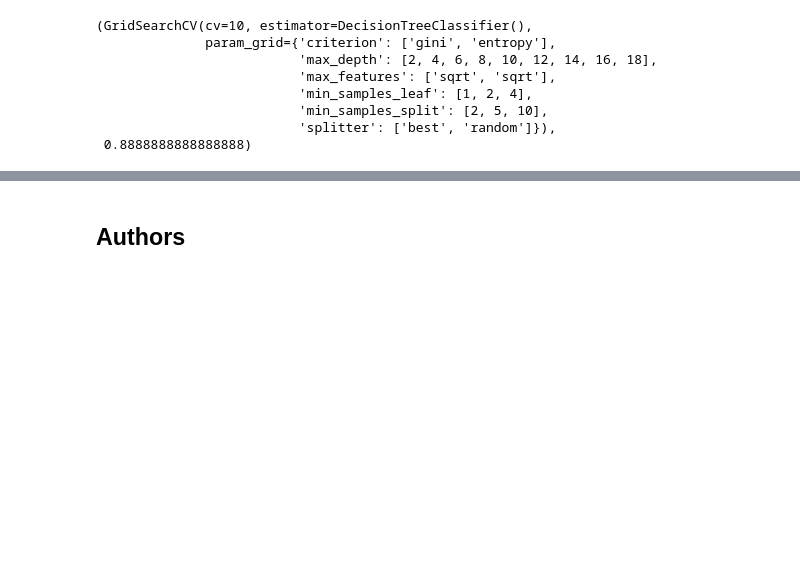
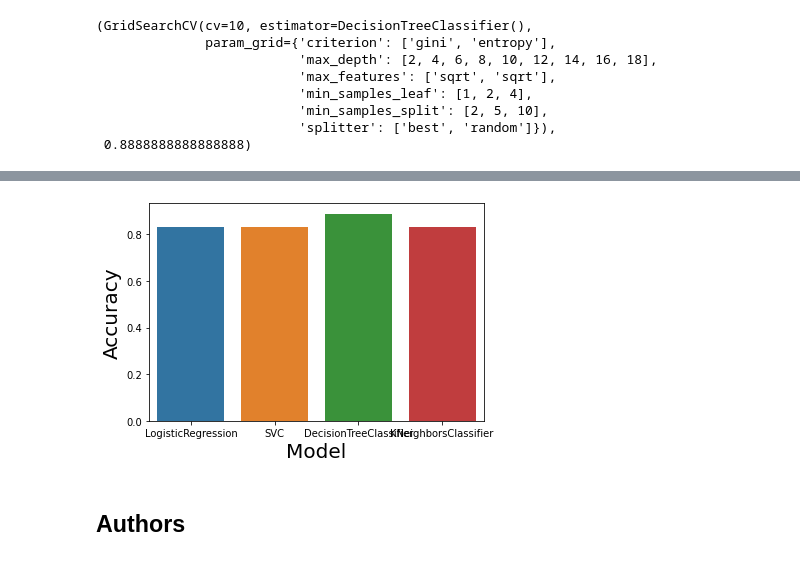
Before and after one commit to tkarnaukh/DSML, a Jupyter notebook: 07 SpaceX_Machine Learning Prediction_Part_5.ipynb, the cells around one changed output, grey strips where cells are left out. Drawn from its saved outputs; the diff is of its cells as text; code cells hidden in the pictures; blank space fills up the shorter version.

```diff
--- a/07 SpaceX_Machine Learning Prediction_Part_5.ipynb
+++ b/07 SpaceX_Machine Learning Prediction_Part_5.ipynb
@@ -362,3 +363,6 @@ max((el for el in models), key=lambda a:a[1])
                           'min_samples_split': [2, 5, 10],
                           'splitter': ['best', 'random']}),
  0.8888888888888888)
+# %%
+names=[el.estimator.__class__.__name__ for el,a in models]
+names
@@ -364,0 +371,5 @@ max((el for el in models), key=lambda a:a[1])
+# %%
+accs=[el for _,el in models]
+# %%
+bc=pd.DataFrame({'model':names, 'accuracy':accs})
+bc
@@ -365,3 +382,13 @@ max((el for el in models), key=lambda a:a[1])
+# %%
+import matplotlib.pyplot as plt
+import seaborn as sns
+sns.barplot(y="accuracy", x="model", data=bc)
+plt.xlabel("Model",fontsize=20)
+plt.ylabel("Accuracy",fontsize=20)
+plt.savefig('21.png')
+plt.show()
+# %% [output]
+[figure, added]
 # %% [markdown]
 ## Authors
 # %% [markdown]
```
Also changed, not shown: parts of 4 cells of this notebook.
